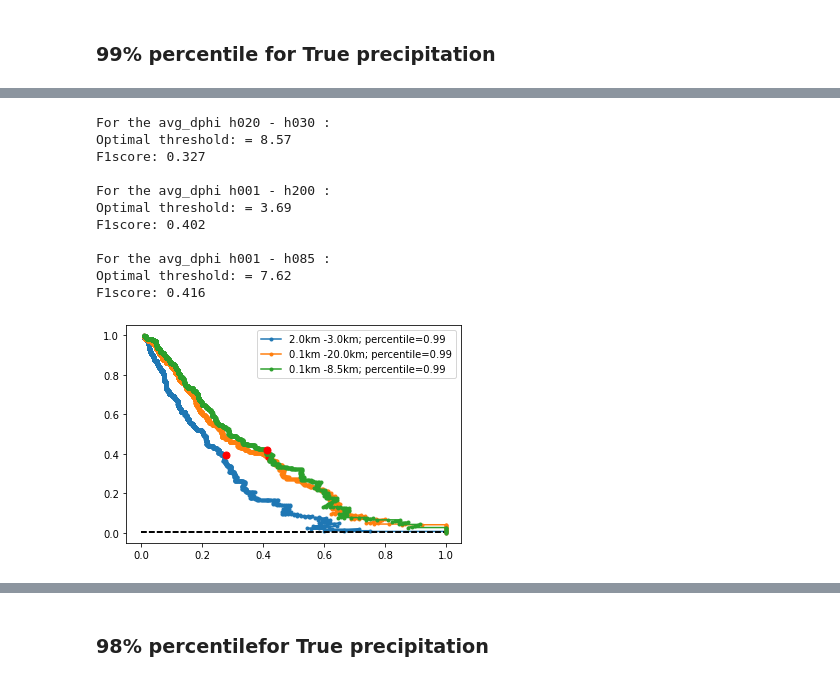
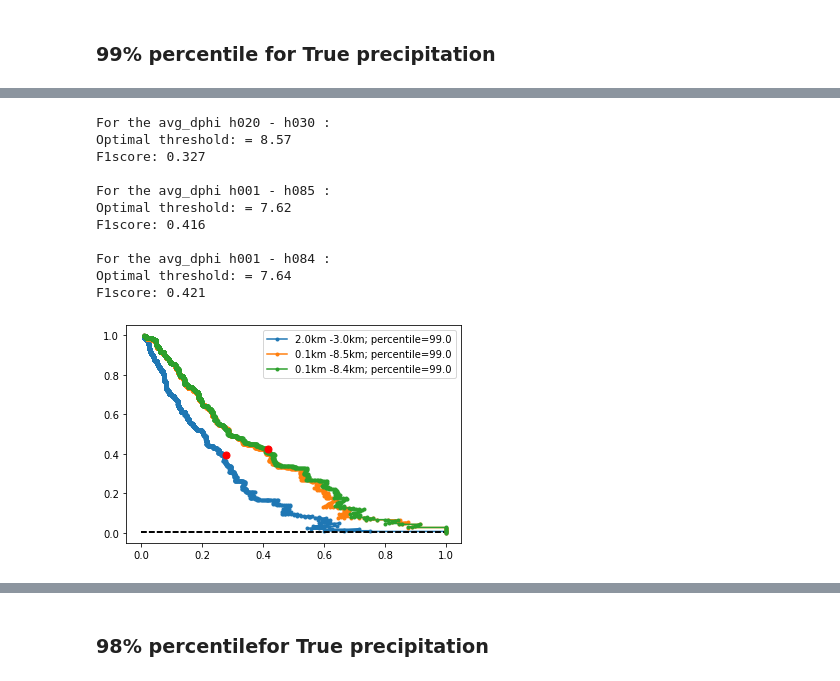
Before and after one commit to ignaciocordova/bachelor_thesis, a Jupyter notebook: Best_threshold.ipynb, the cells around one changed output, grey strips where cells are left out. Saved outputs shown, nothing was run; the diff lists cells and outputs as text; code cells hidden in the pictures.

```diff
--- a/Best_threshold.ipynb
+++ b/Best_threshold.ipynb
@@ -28,18 +200,17 @@ print(y[x])
 # %%
-
 do.plotPrecisionRecall(df,2.0,3.0,0.99)
-do.plotPrecisionRecall(df,0.1,20.0,0.99)
 do.plotPrecisionRecall(df,0.1,8.5,0.99)
+do.plotPrecisionRecall(df,0.1,8.4,0.99)
 # %% [output]
 For the avg_dphi h020 - h030 :
 Optimal threshold: = 8.57
 F1score: 0.327
 
-For the avg_dphi h001 - h200 :
-Optimal threshold: = 3.69
-F1score: 0.402
-
 For the avg_dphi h001 - h085 :
 Optimal threshold: = 7.62
 F1score: 0.416
+
+For the avg_dphi h001 - h084 :
+Optimal threshold: = 7.64
+F1score: 0.421
-[figure, old version]
+[figure, new version]
```
Also changed, not shown: parts of 6 cells of this notebook, 9 other files.
